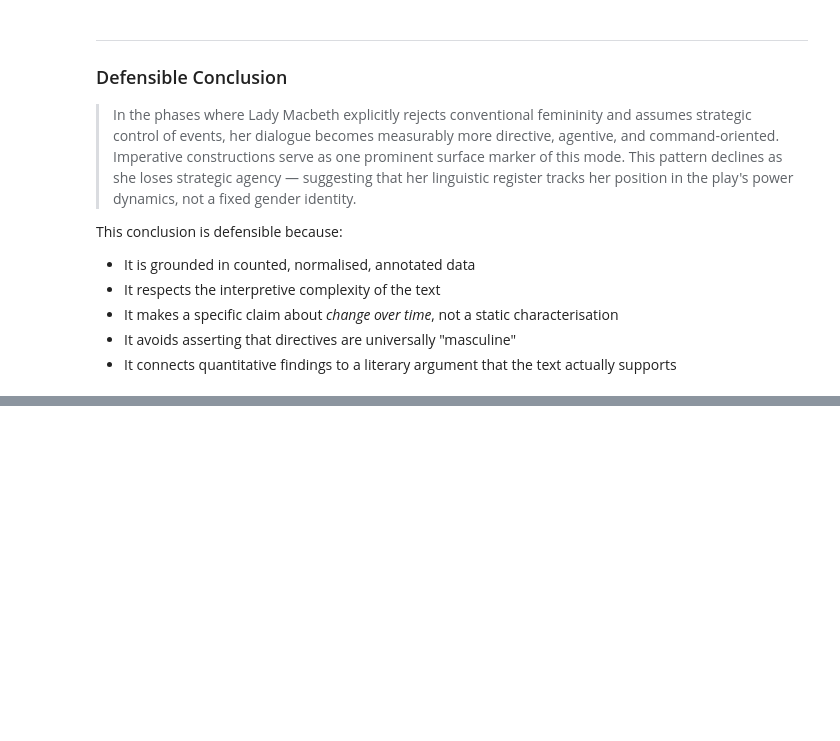
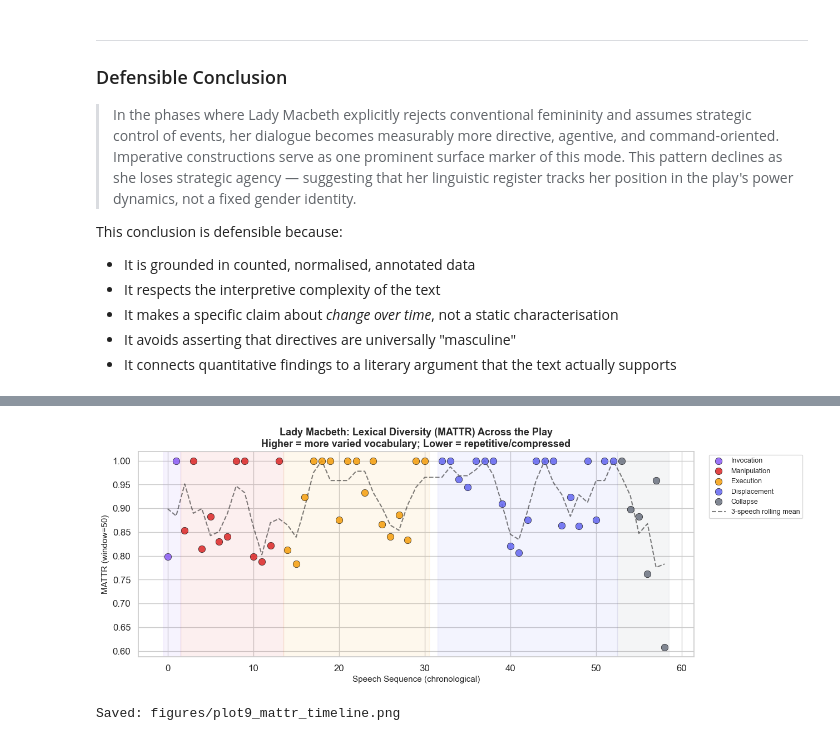
Before and after one commit to JimenaSCurto/Lady-Macbeth, a Jupyter notebook: analysis.ipynb, the cells around one changed output, grey strips where cells are left out. Cells and saved outputs as stored; diff of their text form; code cells hidden in the pictures; blank space fills up the shorter version.

```diff
--- a/analysis.ipynb
+++ b/analysis.ipynb
@@ -1502,0 +2162,40 @@ This conclusion is defensible because:
+# %%
+# --- Plot 9: MATTR Lexical Diversity Timeline ---
+
+if 'mattr_score' in df_speeches.columns:
+    lm_ordered = lm_phased.sort_values(['act', 'scene', 'speech_index']).reset_index(drop=True)
+    lm_ordered['seq'] = range(len(lm_ordered))
+
+    fig, ax = plt.subplots(figsize=(13, 5))
+
+    for phase, color in zip(phase_order, phase_colors):
+        mask = lm_ordered['phase'] == phase
+        sub = lm_ordered[mask]
+        ax.scatter(sub['seq'], sub['mattr_score'], c=color, s=80, zorder=3, alpha=0.85,
+                   edgecolors='black', linewidth=0.5, label=phase.split(': ')[1])
+
+    if len(lm_ordered) > 3:
+        rolling_mattr = lm_ordered['mattr_score'].rolling(3, min_periods=1, center=True).mean()
+        ax.plot(lm_ordered['seq'], rolling_mattr, color='black', linewidth=1.5,
+                linestyle='--', alpha=0.5, label='3-speech rolling mean')
+
+    for phase, color in zip(phase_order, phase_colors):
+        idx = lm_ordered[lm_ordered['phase'] == phase]['seq']
+        if len(idx) > 0:
+            ax.axvspan(idx.min() - 0.5, idx.max() + 0.5, alpha=0.07, color=color)
+
+    ax.set_xlabel('Speech Sequence (chronological)', fontsize=11)
+    ax.set_ylabel('MATTR (window=50)', fontsize=11)
+    ax.set_title('Lady Macbeth: Lexical Diversity (MATTR) Across the Play\n'
+                 'Higher = more varied vocabulary; Lower = repetitive/compressed',
+                 fontsize=13, fontweight='bold')
+    ax.legend(bbox_to_anchor=(1.02, 1), loc='upper left', fontsize=9)
+    plt.tight_layout()
+    plt.savefig(FIGURES_DIR / 'plot9_mattr_timeline.png', dpi=150, bbox_inches='tight')
+    plt.show()
+    print('Saved: figures/plot9_mattr_timeline.png')
+else:
+    print('mattr_score not found — re-run Section 6b first.')
+# %% [output]
+[figure, added]
+Saved: figures/plot9_mattr_timeline.png
```
Also changed, not shown: parts of 26 cells of this notebook, 11 other files.
